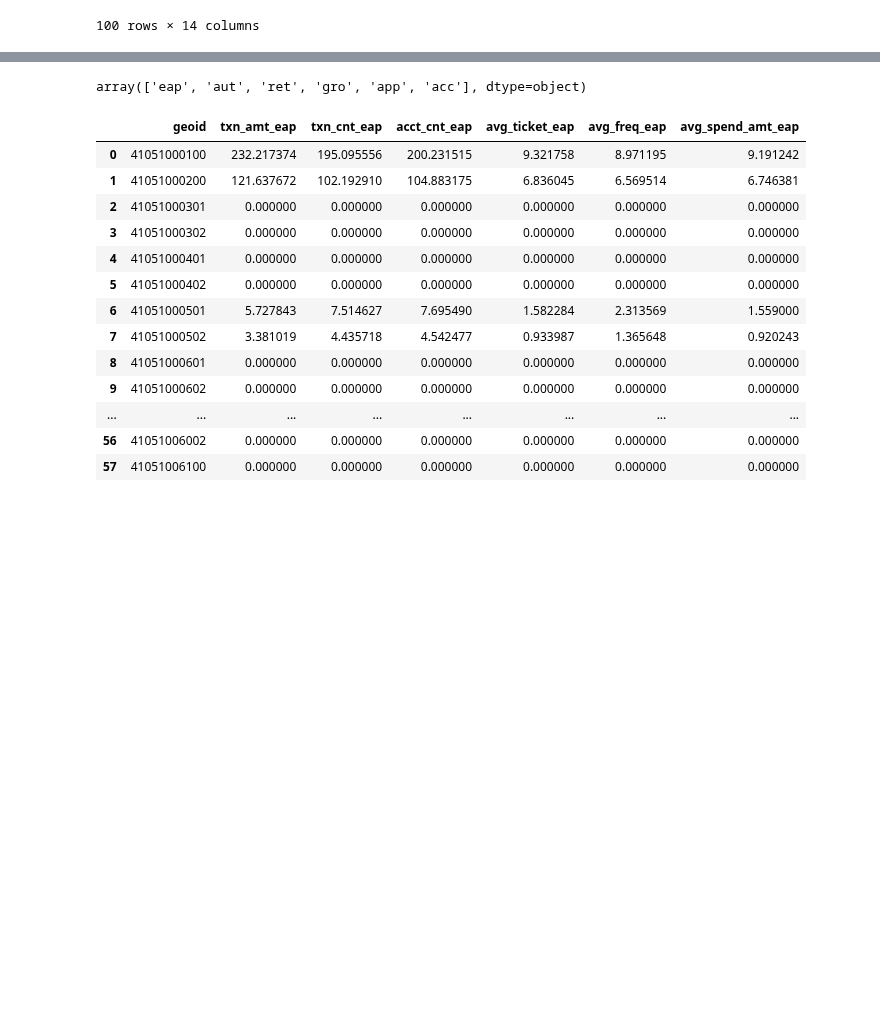
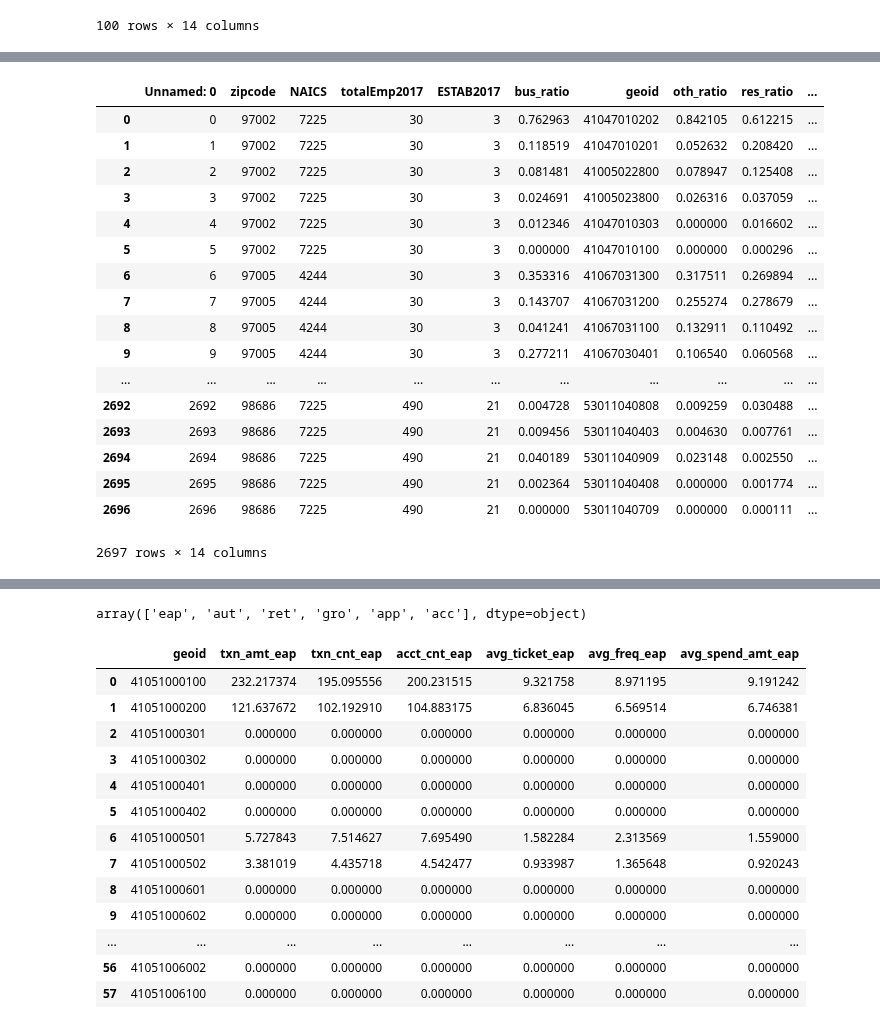
Before and after one commit to JasonZhangzy1757/CUSP-Capstone, a Jupyter notebook: mastercard dataset.ipynb, the cells around one changed output, grey strips where cells are left out. Cells and saved outputs as stored; diff of their text form; code cells hidden in the pictures; blank space fills up the shorter version.

Commit message:
merged portland

```diff
--- a/mastercard dataset.ipynb
+++ b/mastercard dataset.ipynb
@@ -53,3 +60,17 @@ Index(['cartodb_id', 'the_geom', 'fid', 'geoid', 'do_date', 'industry',
+# %%
+def industry(i):
+    ind='n/a'
+    if (i=='7211')|(i=='7212')|(i=='7213'):
+        ind='Acc'
+    if i=='4244':
+        ind='gro'
+    if i=='4243':
+        ind='App'
+    if (i=='7223')|(i=='7225')|(i=='7224'):
+        ind='eap'
+    if i=='4471':
+        ind='aut'
+    return ind
 # %%
 mastercard.head(100)
 # %% [output]
@@ -71,3 +92,6 @@ mastercard.head(100)
 | 98 | 99 | MULTIPOLYGON (((-122.58886 45.505... | 1942 | 410510016013 | 2020-01-27 | eap | o | c | 0.00 | 0.00 | ... |
 | 99 | 100 | MULTIPOLYGON (((-122.61778 45.516... | 1966 | 410510018022 | 2020-01-25 | ret | o | p | 0.00 | 0.00 | ... |
 100 rows × 14 columns
+# %%
+import pandas as pd
+po=pd.read_csv("~/Downloads/city_portland2017.csv")
@@ -74,3 +107,26 @@ mastercard.head(100)
+# %%
+po['industry']=po['NAICS'].apply(lambda x:industry(str(x)))
+# %%
+po
+# %% [output]
+|  | Unnamed: 0 | zipcode | NAICS | totalEmp2017 | ESTAB2017 | bus_ratio | geoid | oth_ratio | res_ratio | ... |
+| 0 | 0 | 97002 | 7225 | 30 | 3 | 0.762963 | 41047010202 | 0.842105 | 0.612215 | ... |
+| 1 | 1 | 97002 | 7225 | 30 | 3 | 0.118519 | 41047010201 | 0.052632 | 0.208420 | ... |
+| 2 | 2 | 97002 | 7225 | 30 | 3 | 0.081481 | 41005022800 | 0.078947 | 0.125408 | ... |
+| 3 | 3 | 97002 | 7225 | 30 | 3 | 0.024691 | 41005023800 | 0.026316 | 0.037059 | ... |
+| 4 | 4 | 97002 | 7225 | 30 | 3 | 0.012346 | 41047010303 | 0.000000 | 0.016602 | ... |
+| 5 | 5 | 97002 | 7225 | 30 | 3 | 0.000000 | 41047010100 | 0.000000 | 0.000296 | ... |
+| 6 | 6 | 97005 | 4244 | 30 | 3 | 0.353316 | 41067031300 | 0.317511 | 0.269894 | ... |
+| 7 | 7 | 97005 | 4244 | 30 | 3 | 0.143707 | 41067031200 | 0.255274 | 0.278679 | ... |
+| 8 | 8 | 97005 | 4244 | 30 | 3 | 0.041241 | 41067031100 | 0.132911 | 0.110492 | ... |
+| 9 | 9 | 97005 | 4244 | 30 | 3 | 0.277211 | 41067030401 | 0.106540 | 0.060568 | ... |
+| ... | ... | ... | ... | ... | ... | ... | ... | ... | ... | ... |
+| 2692 | 2692 | 98686 | 7225 | 490 | 21 | 0.004728 | 53011040808 | 0.009259 | 0.030488 | ... |
+| 2693 | 2693 | 98686 | 7225 | 490 | 21 | 0.009456 | 53011040403 | 0.004630 | 0.007761 | ... |
+| 2694 | 2694 | 98686 | 7225 | 490 | 21 | 0.040189 | 53011040909 | 0.023148 | 0.002550 | ... |
+| 2695 | 2695 | 98686 | 7225 | 490 | 21 | 0.002364 | 53011040408 | 0.000000 | 0.001774 | ... |
+| 2696 | 2696 | 98686 | 7225 | 490 | 21 | 0.000000 | 53011040709 | 0.000000 | 0.000111 | ... |
+2697 rows × 14 columns
 # %%
 #mastercard=mastercard.groupby(['geoid','industry'], as_index=False)[['txn_amt', 'txn_cnt', 'acct_cnt', 'avg_ticket',
 #       'avg_freq', 'avg_spend_amt']].mean()
```
Also changed, not shown: parts of 3 cells of this notebook, 2 other files.
